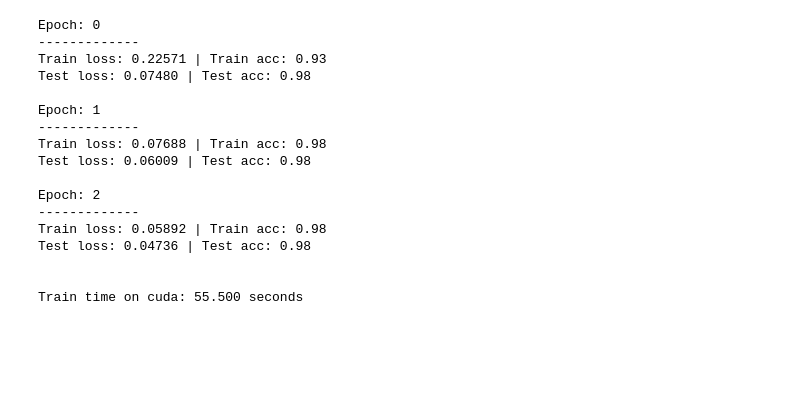
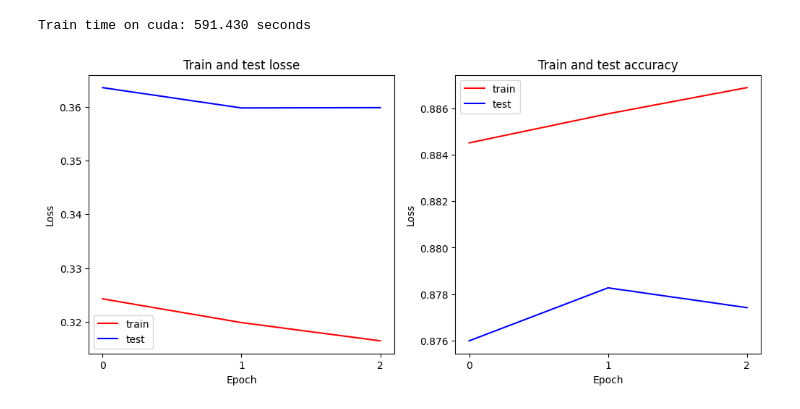
Before and after one commit to fbeilstein/presentations, a Jupyter notebook: presentation_for_December_3_2024.ipynb, the cells around one changed output. Drawn from its saved outputs; the diff is of its cells as text; code cells hidden in the pictures; blank space fills up the shorter version.

```diff
--- a/presentation_for_December_3_2024.ipynb
+++ b/presentation_for_December_3_2024.ipynb
@@ -586,8 +619,7 @@ loss_fn = nn.CrossEntropyLoss()
 optimizer = torch.optim.SGD(params=model_1.parameters(), lr=0.1)
 accuracy_fn = Accuracy(task="multiclass", num_classes=num_classes).to(device)
 # %%
-#@title Training cycle
-from tqdm.auto import tqdm
+#@title Train (very slow, better load pretrained)
 
 def train_step(model: torch.nn.Module,
                data_loader: torch.utils.data.DataLoader,
@@ -611,8 +643,8 @@ def train_step(model: torch.nn.Module,
 
   train_loss /= len(data_loader)
   train_acc /= len(data_loader)
-  print(f"Train loss: {train_loss:.5f} | Train acc: {train_acc:.2f}")
-
+  #print(f"Train loss: {train_loss:.5f} | Train acc: {train_acc:.2f}")
+  return train_loss, train_acc
 
 def test_step(model: torch.nn.Module,
                data_loader: torch.utils.data.DataLoader,
@@ -623,53 +655,71 @@ def test_step(model: torch.nn.Module,
   test_loss, test_acc = 0, 0
   model.eval()
   with torch.inference_mode():
     for (X, y) in data_loader:
       X, y = X.to(device), y.to(device)
       test_pred = model(X)
       test_loss += loss_fn(test_pred, y)
       test_acc += accuracy_fn(y, test_pred.argmax(dim=1))
 
     test_loss /= len(data_loader)
     test_acc /= len(data_loader)
-    print(f"Test loss: {test_loss:.5f} | Test acc: {test_acc:.2f}\n")
-
+    #print(f"Test loss: {test_loss:.5f} | Test acc: {test_acc:.2f}\n")
+  return test_loss, test_acc
 
 from timeit import default_timer as timer
 start_time = timer()
 
 epochs = 3
+train_losses, test_losses = [], []
+train_accs, test_accs = [], []
+
 for epoch in tqdm(range(epochs)):
-  print(f"Epoch: {epoch} \n-------------")
-  train_step(model=model_1,
+  #print(f"Epoch: {epoch} \n-------------")
+  train_loss, train_acc = train_step(model=model_1,
             data_loader=train_dataloader,
             loss_fn=loss_fn,
             optimizer=optimizer,
             accuracy_fn=accuracy_fn,
             device=device)
-  test_step(model=model_1,
+  test_loss, test_acc = test_step(model=model_1,
             data_loader=test_dataloader,
             loss_fn=loss_fn,
             accuracy_fn=accuracy_fn,
             device=device)
-
+  train_losses.append(train_loss)
+  test_losses.append(test_loss)
+  train_accs.append(train_acc)
+  test_accs.append(test_acc)
 
 end_time = timer()
 total_training_time_model_1 = print(f"\nTrain time on {device}: {(end_time - start_time):.3f} seconds")
+
+epochs_ = np.array(range(epochs))
+train_losses = [x.detach().cpu() for x in train_losses]
+test_losses = [x.detach().cpu() for x in test_losses]
+train_accs = [x.detach().cpu() for x in train_accs]
+test_accs = [x.detach().cpu() for x in test_accs]
+
+fig, axes = plt.subplots(1, 2, figsize=(12, 5))
+
+axes[0].plot(epochs_, np.array(train_losses), label="train", color="red")
+axes[0].plot(epochs_, np.array(test_losses), label="test", color="blue")
+axes[0].set_title('Train and test losse')
+axes[0].set_xlabel('Epoch')
+axes[0].set_ylabel('Loss')
+axes[0].set_xticks(epochs_)
+axes[0].legend()
+
+axes[1].plot(epochs_, np.array(train_accs), label="train", color="red")
+axes[1].plot(epochs_, np.array(test_accs), label="test", color="blue")
+axes[1].set_title('Train and test accuracy')
+axes[1].set_xlabel('Epoch')
+axes[1].set_ylabel('Loss')
+axes[1].set_xticks(epochs_)
+axes[1].legend()
+
+plt.show()
+torch.save(obj=model_1.state_dict(), f='EMNIST_recognition.pth')
 # %% [output]
-Epoch: 0
--------------
-Train loss: 0.22571 | Train acc: 0.93
-Test loss: 0.07480 | Test acc: 0.98
-
-Epoch: 1
--------------
-Train loss: 0.07688 | Train acc: 0.98
-Test loss: 0.06009 | Test acc: 0.98
-
-Epoch: 2
--------------
-Train loss: 0.05892 | Train acc: 0.98
-Test loss: 0.04736 | Test acc: 0.98
-
-
-Train time on cuda: 55.500 seconds
+Train time on cuda: 591.430 seconds
+[figure, added]
```
Also changed, not shown: parts of 13 cells of this notebook.
